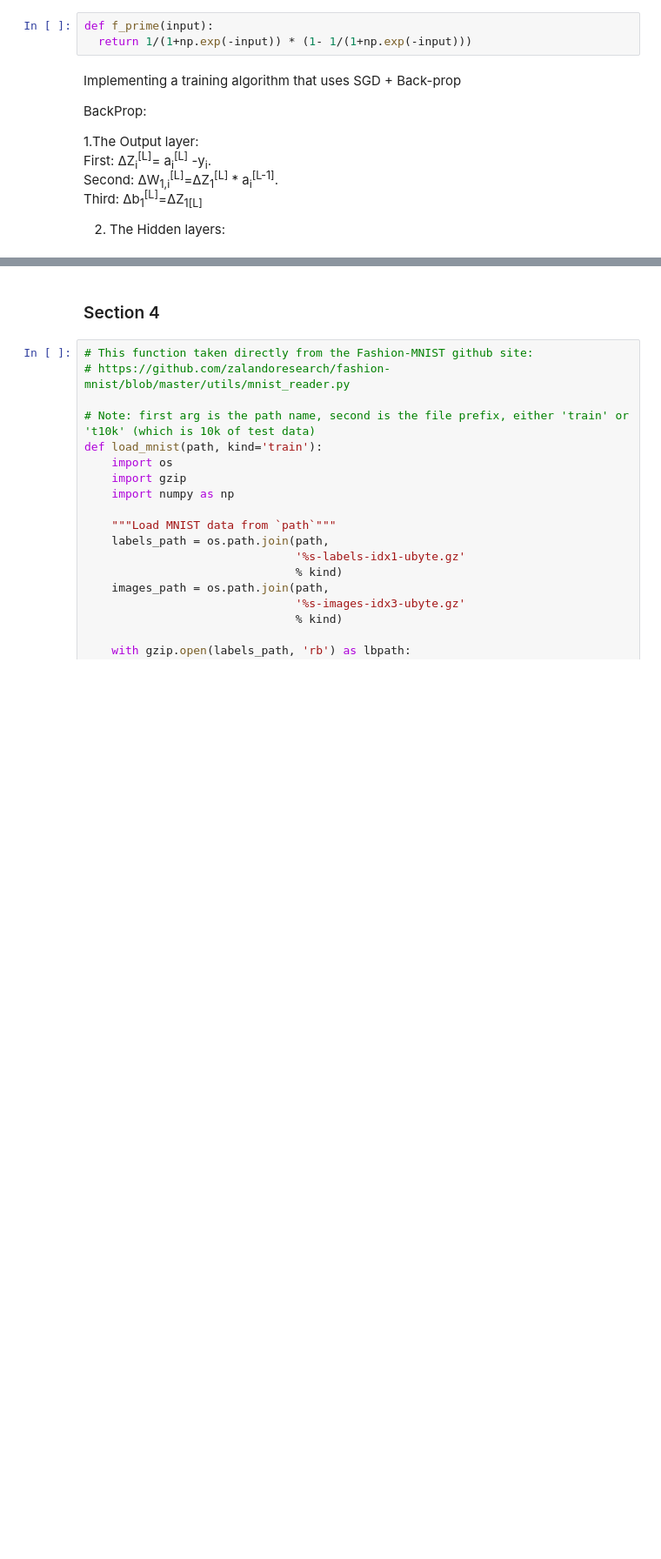
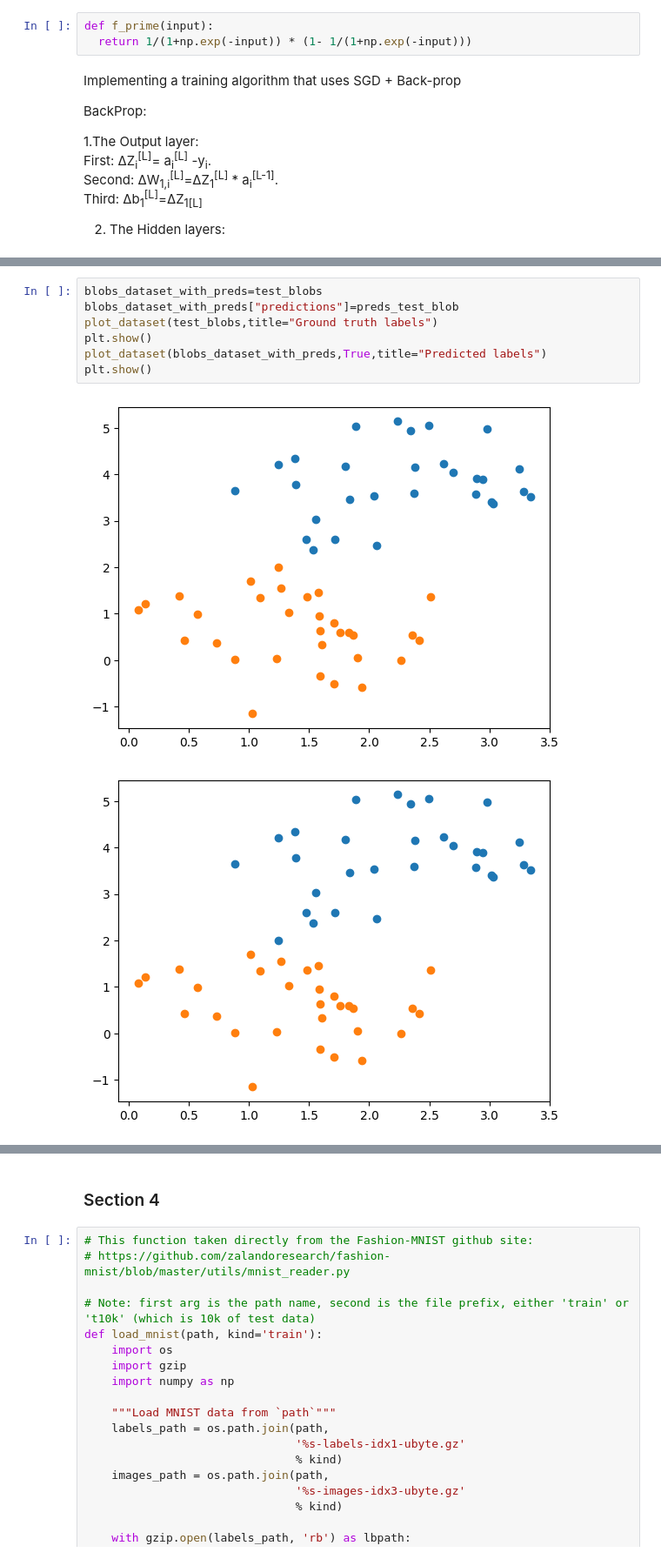
Before and after one commit to STRMNGnwo/CT5133-DeepLearning, a Jupyter notebook: DeepLearningAssignment_1.ipynb, the cells around one changed output, grey strips where cells are left out. Shown: that part at 87% size. Drawn from its saved outputs; the diff is of its cells as text; blank space fills up the shorter version.

```diff
--- a/DeepLearningAssignment_1.ipynb
+++ b/DeepLearningAssignment_1.ipynb
@@ -618 +827,11 @@ def train_SGD_backprop(model,training_data_X,training_data_Y, training_params):
+# %%
+blobs_dataset_with_preds=test_blobs
+blobs_dataset_with_preds["predictions"]=preds_test_blob
+plot_dataset(test_blobs,title="Ground truth labels")
+plt.show()
+plot_dataset(blobs_dataset_with_preds,True,title="Predicted labels")
+plt.show()
+# %% [output]
+[figure, added]
+[figure, added]
 # %%
```
Also changed, not shown: parts of 40 cells of this notebook.
